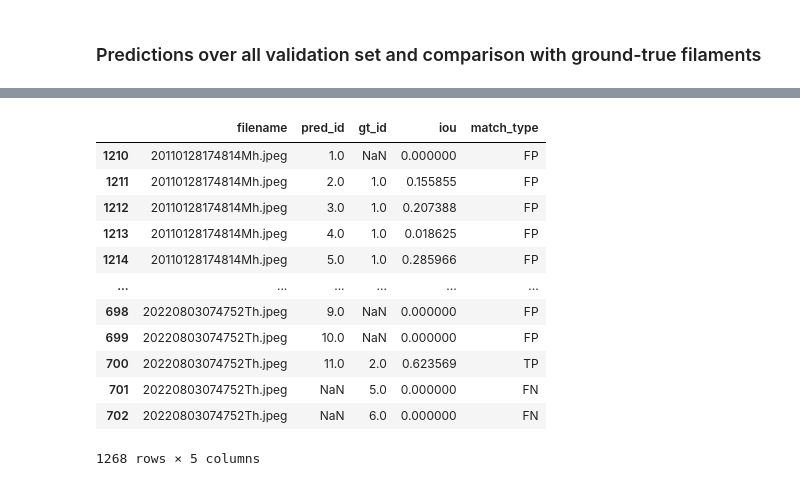
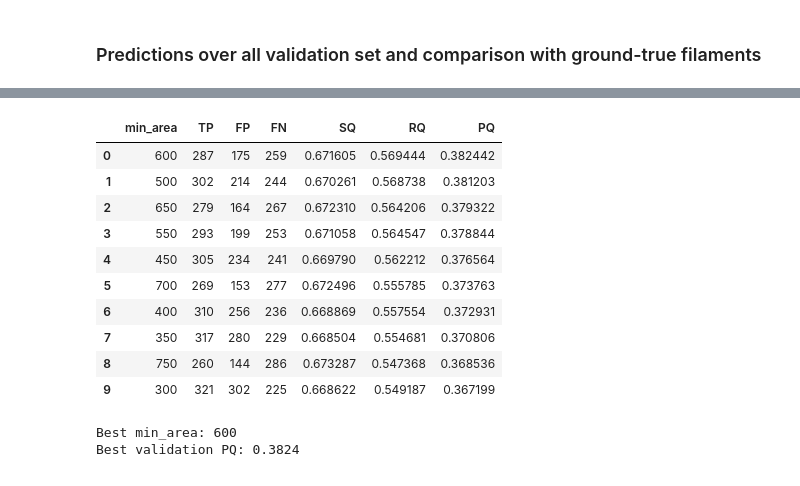
Before and after one commit to dario2002lr-coder/kaggle_solar_filament_segmentation, a Jupyter notebook: notebooks/03_network_optimisation.ipynb, the cells around one changed output, grey strips where cells are left out. Drawn from its saved outputs; the diff is of its cells as text; code cells hidden in the pictures.

Commit message:
feat: evaluation function added and comparison functions between gt and predicted masks

```diff
--- a/notebooks/03_network_optimisation.ipynb
+++ b/notebooks/03_network_optimisation.ipynb
@@ -650,9 +655,12 @@ validation_comparisons_df = validation_comparisons_df[
         "pred_id",
         "gt_id",
         "iou",
+        "area",
         "match_type",
     ]
 ].sort_values(
     ["filename", "pred_id", "gt_id"],
     na_position="last",
 )
+
+validation_comparisons_df
@@ -659,16 +681,33 @@ validation_comparisons_df = validation_comparisons_df[
-# %%
-validation_comparisons_df
-# %% [output]
-|  | filename | pred_id | gt_id | iou | match_type |
-| 1210 | 20110128174814Mh.jpeg | 1.0 | NaN | 0.000000 | FP |
-| 1211 | 20110128174814Mh.jpeg | 2.0 | 1.0 | 0.155855 | FP |
-| 1212 | 20110128174814Mh.jpeg | 3.0 | 1.0 | 0.207388 | FP |
-| 1213 | 20110128174814Mh.jpeg | 4.0 | 1.0 | 0.018625 | FP |
-| 1214 | 20110128174814Mh.jpeg | 5.0 | 1.0 | 0.285966 | FP |
-| ... | ... | ... | ... | ... | ... |
-| 698 | 20220803074752Th.jpeg | 9.0 | NaN | 0.000000 | FP |
-| 699 | 20220803074752Th.jpeg | 10.0 | NaN | 0.000000 | FP |
-| 700 | 20220803074752Th.jpeg | 11.0 | 2.0 | 0.623569 | TP |
-| 701 | 20220803074752Th.jpeg | NaN | 5.0 | 0.000000 | FN |
-| 702 | 20220803074752Th.jpeg | NaN | 6.0 | 0.000000 | FN |
-1268 rows × 5 columns
+# %%
+min_area_values = range(0, 2001, 50)
+
+area_results = find_best_min_area(
+    predictions_df=validation_comparisons_df,
+    min_area_values=min_area_values,
+)
+
+area_results.head(10)
+# %% [output]
+|  | min_area | TP | FP | FN | SQ | RQ | PQ |
+| 0 | 600 | 287 | 175 | 259 | 0.671605 | 0.569444 | 0.382442 |
+| 1 | 500 | 302 | 214 | 244 | 0.670261 | 0.568738 | 0.381203 |
+| 2 | 650 | 279 | 164 | 267 | 0.672310 | 0.564206 | 0.379322 |
+| 3 | 550 | 293 | 199 | 253 | 0.671058 | 0.564547 | 0.378844 |
+| 4 | 450 | 305 | 234 | 241 | 0.669790 | 0.562212 | 0.376564 |
+| 5 | 700 | 269 | 153 | 277 | 0.672496 | 0.555785 | 0.373763 |
+| 6 | 400 | 310 | 256 | 236 | 0.668869 | 0.557554 | 0.372931 |
+| 7 | 350 | 317 | 280 | 229 | 0.668504 | 0.554681 | 0.370806 |
+| 8 | 750 | 260 | 144 | 286 | 0.673287 | 0.547368 | 0.368536 |
+| 9 | 300 | 321 | 302 | 225 | 0.668622 | 0.549187 | 0.367199 |
+# %%
+best_min_area = int(
+    area_results.iloc[0]["min_area"]
+)
+
+best_pq = area_results.iloc[0]["PQ"]
+
+print(f"Best min_area: {best_min_area}")
+print(f"Best validation PQ: {best_pq:.4f}")
+# %% [output]
+Best min_area: 600
+Best validation PQ: 0.3824
```
Also changed, not shown: parts of 5 cells of this notebook, 3 other files.
